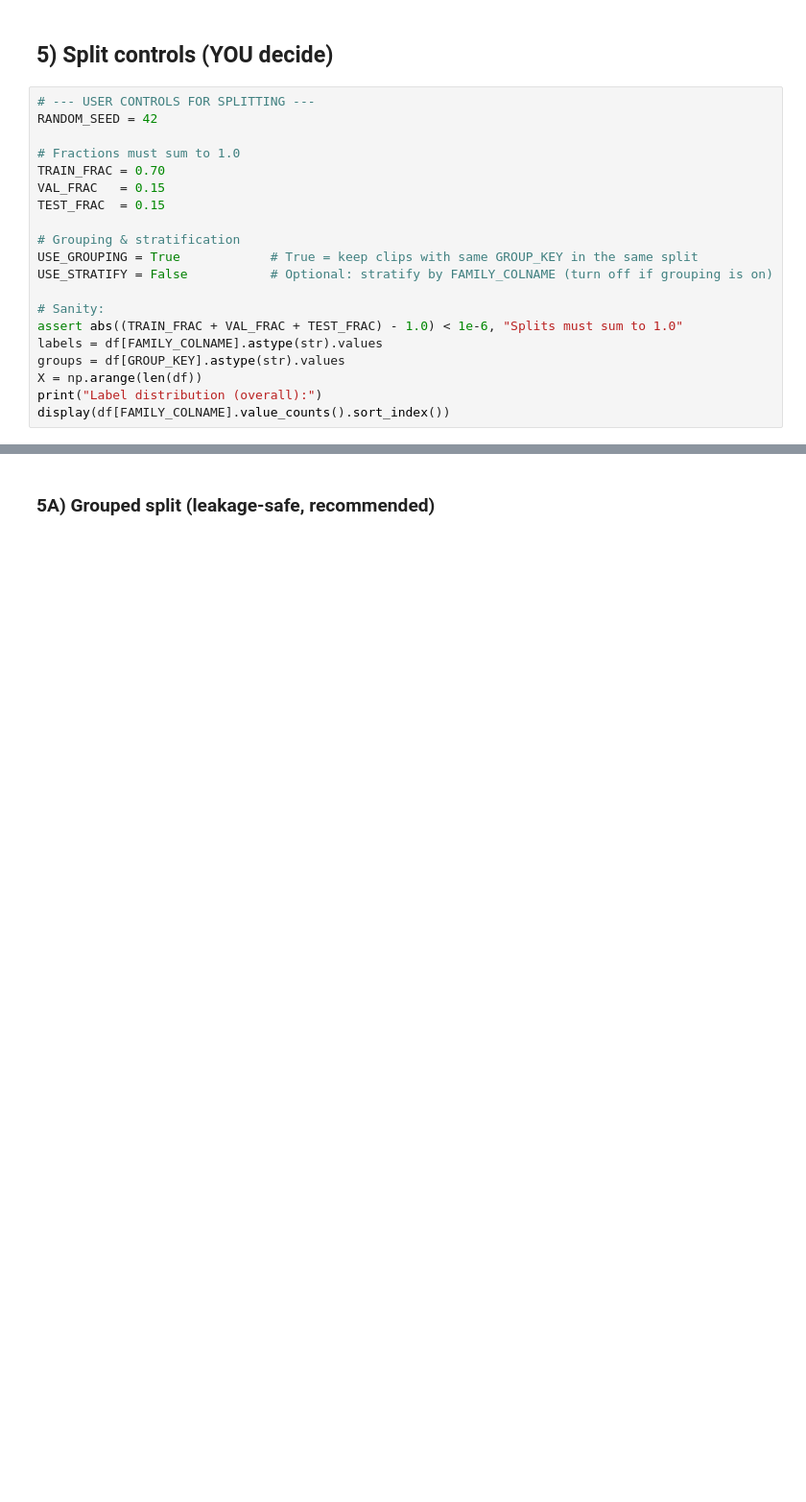
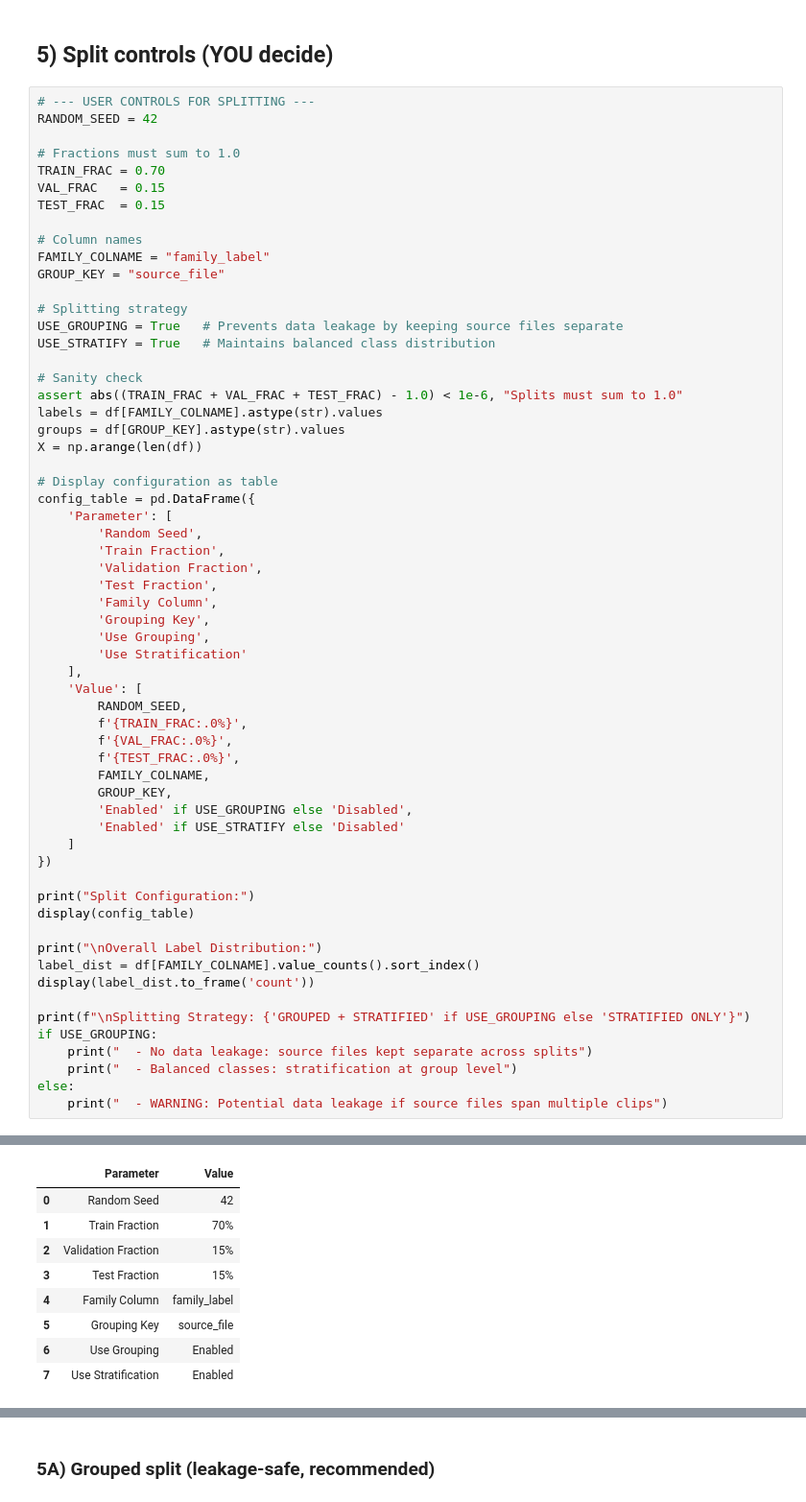
Before and after one commit to dawodghifari/elec5305-project-520140154, a Jupyter notebook: Scripts/01_data_qc_and_splits.ipynb, the cells around one changed output, grey strips where cells are left out. Shown: that part at 96% size. Saved outputs shown, nothing was run; the diff lists cells and outputs as text; blank space fills up the shorter version.

```diff
--- a/Scripts/01_data_qc_and_splits.ipynb
+++ b/Scripts/01_data_qc_and_splits.ipynb
@@ -304,15 +372,55 @@ TRAIN_FRAC = 0.70
 VAL_FRAC   = 0.15
 TEST_FRAC  = 0.15
 
-# Grouping & stratification
-USE_GROUPING = True            # True = keep clips with same GROUP_KEY in the same split
-USE_STRATIFY = False           # Optional: stratify by FAMILY_COLNAME (turn off if grouping is on)
+# Column names
+FAMILY_COLNAME = "family_label"
+GROUP_KEY = "source_file"
 
-# Sanity:
+# Splitting strategy
+USE_GROUPING = True   # Prevents data leakage by keeping source files separate
+USE_STRATIFY = True   # Maintains balanced class distribution
+
+# Sanity check
 assert abs((TRAIN_FRAC + VAL_FRAC + TEST_FRAC) - 1.0) < 1e-6, "Splits must sum to 1.0"
 labels = df[FAMILY_COLNAME].astype(str).values
 groups = df[GROUP_KEY].astype(str).values
 X = np.arange(len(df))
-print("Label distribution (overall):")
-display(df[FAMILY_COLNAME].value_counts().sort_index())
+
+# Display configuration as table
+config_table = pd.DataFrame({
+    'Parameter': [
+        'Random Seed',
+        'Train Fraction',
+        'Validation Fraction',
+        'Test Fraction',
+        'Family Column',
+        'Grouping Key',
+        'Use Grouping',
+        'Use Stratification'
+    ],
+    'Value': [
+        RANDOM_SEED,
+        f'{TRAIN_FRAC:.0%}',
+        f'{VAL_FRAC:.0%}',
+        f'{TEST_FRAC:.0%}',
+        FAMILY_COLNAME,
+        GROUP_KEY,
+        'Enabled' if USE_GROUPING else 'Disabled',
+        'Enabled' if USE_STRATIFY else 'Disabled'
+    ]
+})
+
+print("Split Configuration:")
+display(config_table)
+
+print("\nOverall Label Distribution:")
+label_dist = df[FAMILY_COLNAME].value_counts().sort_index()
+display(label_dist.to_frame('count'))
+
+print(f"\nSplitting Strategy: {'GROUPED + STRATIFIED' if USE_GROUPING else 'STRATIFIED ONLY'}")
+if USE_GROUPING:
+    print("  - No data leakage: source files kept separate across splits")
+    print("  - Balanced classes: stratification at group level")
+else:
+    print("  - WARNING: Potential data leakage if source files span multiple clips")
 # %% [output]
@@ -319,0 +428,9 @@ Label distribution (overall):
+|  | Parameter | Value |
+| 0 | Random Seed | 42 |
+| 1 | Train Fraction | 70% |
+| 2 | Validation Fraction | 15% |
+| 3 | Test Fraction | 15% |
+| 4 | Family Column | family_label |
+| 5 | Grouping Key | source_file |
+| 6 | Use Grouping | Enabled |
+| 7 | Use Stratification | Enabled |
```
Also changed, not shown: parts of 11 cells of this notebook, 33 other files.
